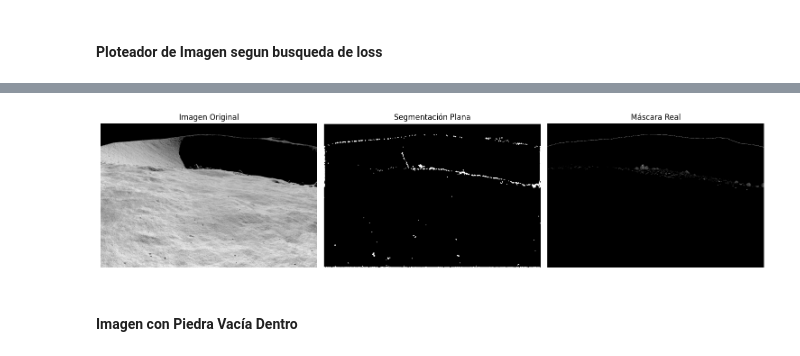
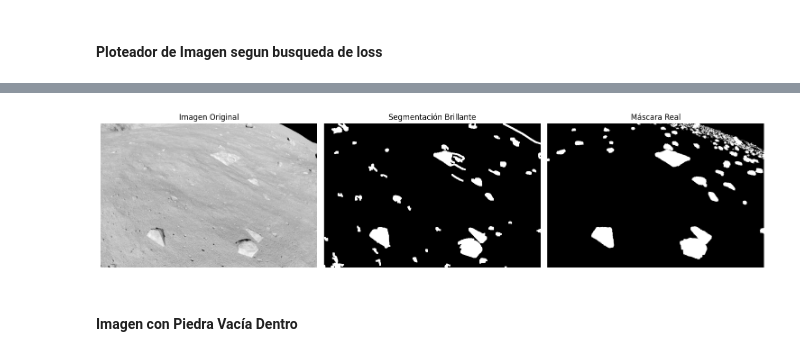
Before and after one commit to amag1/lunar-image-segmentation, a Jupyter notebook: notebooks/grafics_and_plots.ipynb, the cells around one changed output, grey strips where cells are left out. Drawn from its saved outputs; the diff is of its cells as text; code cells hidden in the pictures.

```diff
--- a/notebooks/grafics_and_plots.ipynb
+++ b/notebooks/grafics_and_plots.ipynb
@@ -371,28 +421,28 @@ KeyboardInterrupt:
 # %%
-image_number = '0104'
+image_number = '0999'
 img = cv2.imread(f"dataset/images/render/render{image_number}.png", cv2.IMREAD_GRAYSCALE)
-mask = segment_flat_image(img)
+mask = segment_bright_image(img)
 
 real_mask = cv2.imread(f"dataset/images/ground/ground{image_number}.png", cv2.COLOR_BGR2RGB)
 real_mask = remove_red(real_mask)
 real_mask = cv2.cvtColor(real_mask, cv2.COLOR_BGR2GRAY)
 plt.figure(figsize=(15, 5))
 plt.subplot(1, 3, 1)
 plt.imshow(img, cmap='gray')
 plt.title('Imagen Original')
 plt.axis('off')
 plt.subplot(1, 3, 2)
 plt.imshow(mask, cmap='gray')
-plt.title('Segmentación Plana')
+plt.title('Segmentación Brillante')
 plt.axis('off')
 plt.subplot(1, 3, 3)
 plt.imshow(real_mask, cmap='gray')
 plt.title('Máscara Real')
 plt.axis('off')
 plt.tight_layout()
 plt.show()
 # %% [output]
-[figure, old version]
+[figure, new version]
 # %% [markdown]
 #### Imagen con Piedra Vacía Dentro
 # %%
```
Also changed, not shown: parts of 3 cells of this notebook, 6 other files.
